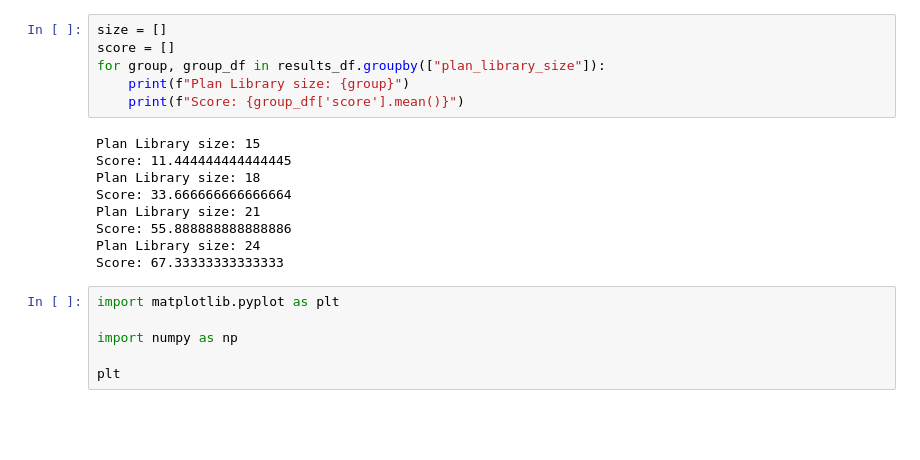
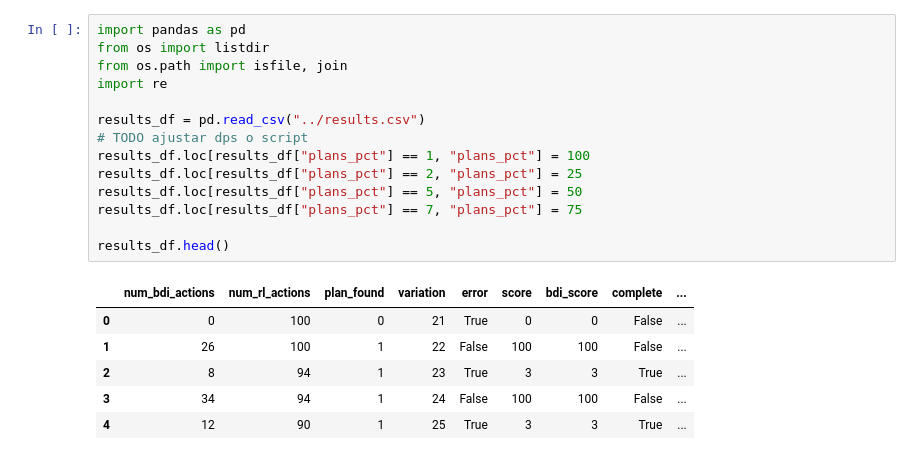
Before and after one commit to yukioichida/bdi-latent-space, a Jupyter notebook: notebooks/results_analysis.ipynb, the cells around one changed output. Drawn from its saved outputs; the diff is of its cells as text; blank space fills up the shorter version.

Commit message:
results

```diff
--- a/notebooks/results_analysis.ipynb
+++ b/notebooks/results_analysis.ipynb
@@ -13,21 +1,21 @@ results_df.head()
-# %%
-size = []
-score = []
-for group, group_df in results_df.groupby(["plan_library_size"]):
-    print(f"Plan Library size: {group}")
-    print(f"Score: {group_df['score'].mean()}")
-# %% [output]
-Plan Library size: 15
-Score: 11.444444444444445
-Plan Library size: 18
-Score: 33.666666666666664
-Plan Library size: 21
-Score: 55.888888888888886
-Plan Library size: 24
-Score: 67.33333333333333
-# %%
-import matplotlib.pyplot as plt
-
-import numpy as np
-
-plt
+# %%
+import pandas as pd
+from os import listdir
+from os.path import isfile, join
+import re
+
+results_df = pd.read_csv("../results.csv")
+# TODO ajustar dps o script
+results_df.loc[results_df["plans_pct"] == 1, "plans_pct"] = 100
+results_df.loc[results_df["plans_pct"] == 2, "plans_pct"] = 25
+results_df.loc[results_df["plans_pct"] == 5, "plans_pct"] = 50
+results_df.loc[results_df["plans_pct"] == 7, "plans_pct"] = 75
+
+results_df.head()
+# %% [output]
+|  | num_bdi_actions | num_rl_actions | plan_found | variation | error | score | bdi_score | complete | ... |
+| 0 | 0 | 100 | 0 | 21 | True | 0 | 0 | False | ... |
+| 1 | 26 | 100 | 1 | 22 | False | 100 | 100 | False | ... |
+| 2 | 8 | 94 | 1 | 23 | True | 3 | 3 | True | ... |
+| 3 | 34 | 94 | 1 | 24 | False | 100 | 100 | False | ... |
+| 4 | 12 | 90 | 1 | 25 | True | 3 | 3 | True | ... |
```
Also changed, not shown: parts of 3 cells of this notebook, 25 other files.
